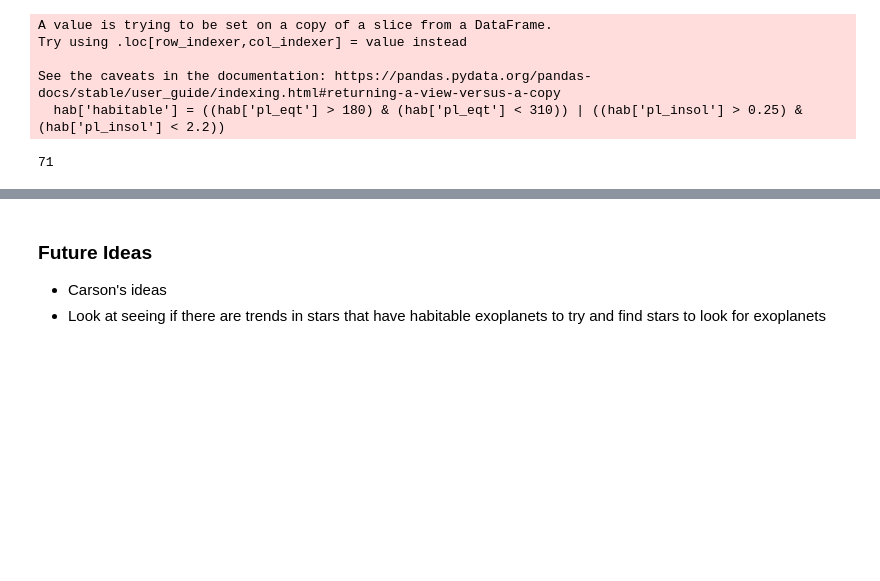
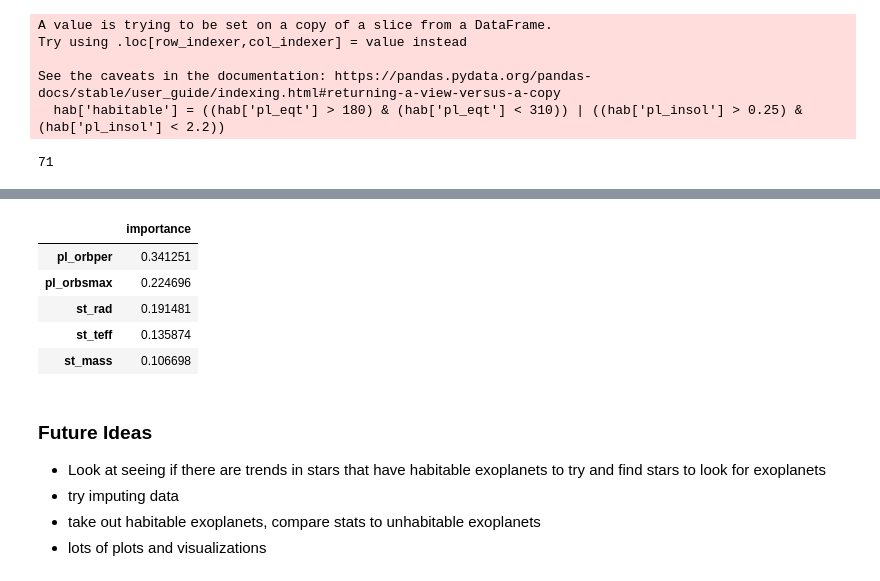
Before and after one commit to sethbeckett/cs6830_final_project, a Jupyter notebook: seth.ipynb, the cells around one changed output, grey strips where cells are left out. Drawn from its saved outputs; the diff is of its cells as text; code cells hidden in the pictures; blank space fills up the shorter version.

```diff
--- a/seth.ipynb
+++ b/seth.ipynb
@@ -125,4 +304,19 @@ hab['habitable'].sum()
+# %%
+# relook at what these features are and their importance in the new model
+feature_importances_top5 = pd.DataFrame(cv_rfc_top5.best_estimator_.feature_importances_,
+                                   index = X_top5.columns,
+                                    columns=['importance']).sort_values('importance', ascending=False)
+feature_importances_top5
+# %% [output]
+|  | importance |
+| pl_orbper | 0.341251 |
+| pl_orbsmax | 0.224696 |
+| st_rad | 0.191481 |
+| st_teff | 0.135874 |
+| st_mass | 0.106698 |
 # %% [markdown]
 ### Future Ideas
-* Carson's ideas
 * Look at seeing if there are trends in stars that have habitable exoplanets to try and find stars to look for exoplanets
+* try imputing data
+* take out habitable exoplanets, compare stats to unhabitable exoplanets
+* lots of plots and visualizations
```
Also changed, not shown: parts of 17 cells of this notebook, 2 other files.
